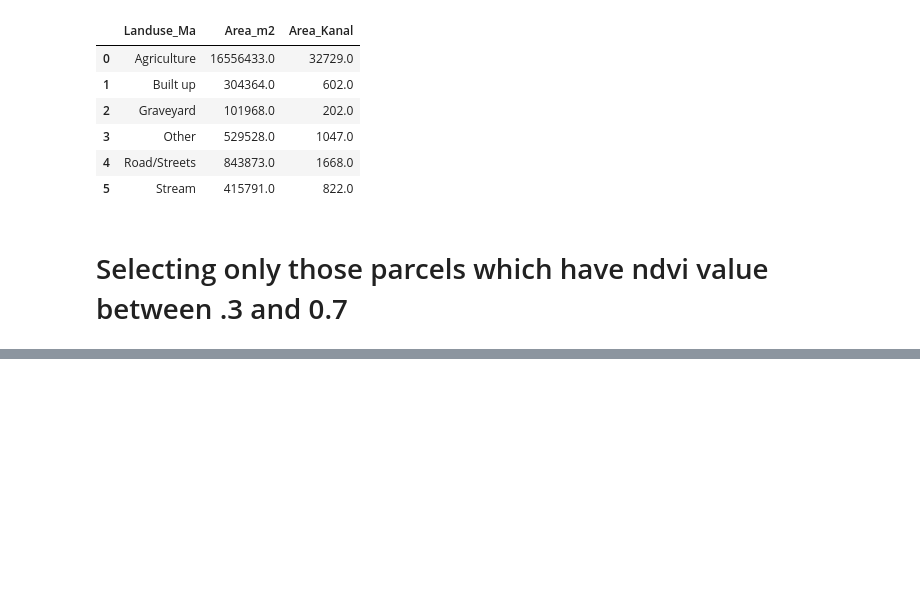
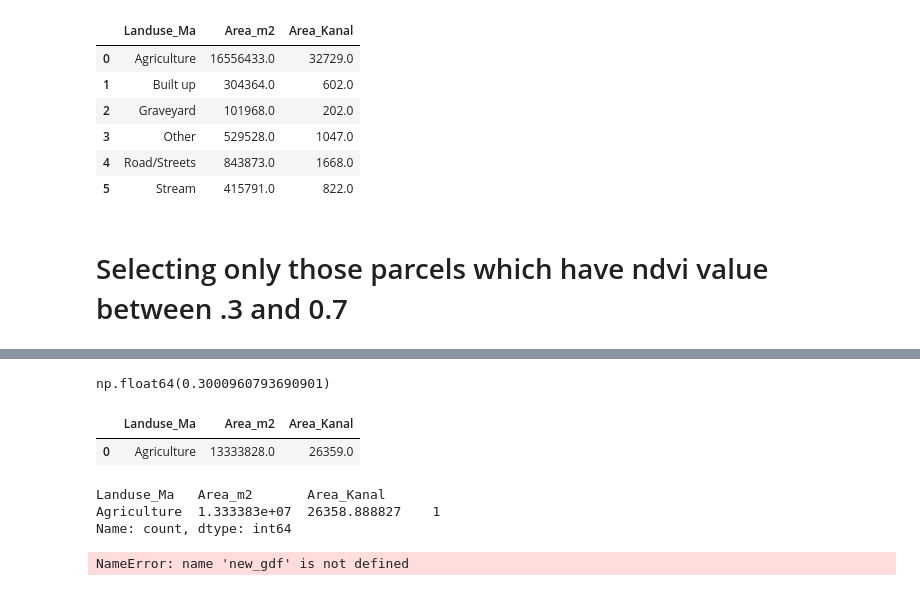
Before and after one commit to code4geoai/gee, a Jupyter notebook: pabbi_parquet.ipynb, the cells around one changed output, grey strips where cells are left out. Drawn from its saved outputs; the diff is of its cells as text; code cells hidden in the pictures; blank space fills up the shorter version.

```diff
--- a/pabbi_parquet.ipynb
+++ b/pabbi_parquet.ipynb
@@ -173,0 +280,23 @@ Map(bottom=6700702.0, center=[34.02510458074524, 71.77439125564787], controls=(W
+# %%
+new_gdf['mean'].min()
+# %% [output]
+np.float64(0.3000960793690901)
+# %%
+# Group the area by Landuse_Ma value
+newgdf_grouped = new_gdf.groupby('Landuse_Ma')['Area_m2'].sum().reset_index()
+# Now convert square meters to Kanals (1 Kanal = 505.857 m²)
+newgdf_grouped['Area_Kanal'] = newgdf_grouped['Area_m2'] / 505.857
+newgdf_grouped.round()
+# %% [output]
+|  | Landuse_Ma | Area_m2 | Area_Kanal |
+| 0 | Agriculture | 13333828.0 | 26359.0 |
+# %%
+newgdf_grouped.value_counts()
+# %% [output]
+Landuse_Ma   Area_m2       Area_Kanal
+Agriculture  1.333383e+07  26358.888827    1
+Name: count, dtype: int64
+# %%
+new_gdf.value_counts()
+# %% [output]
+NameError: name 'new_gdf' is not defined
```
Also changed, not shown: parts of 20 cells of this notebook, 6 other files.
